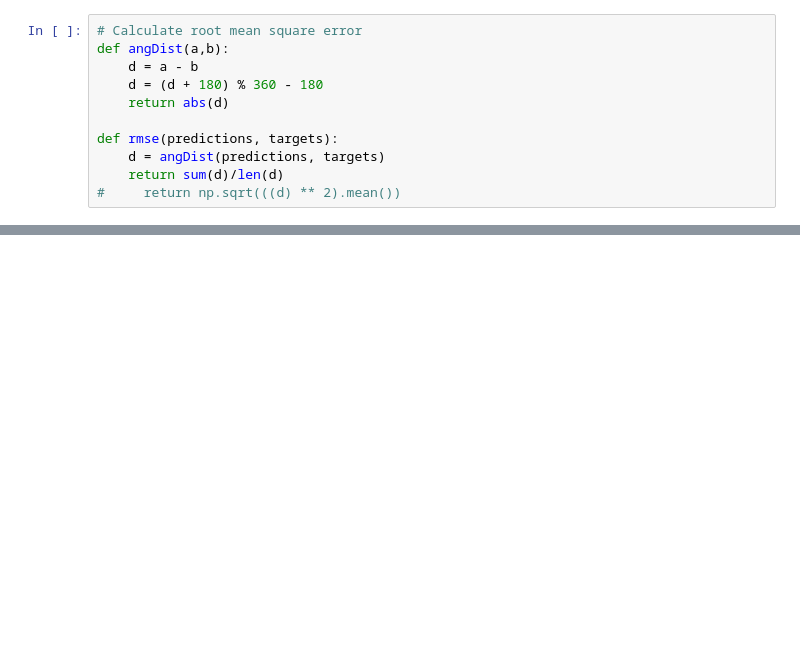
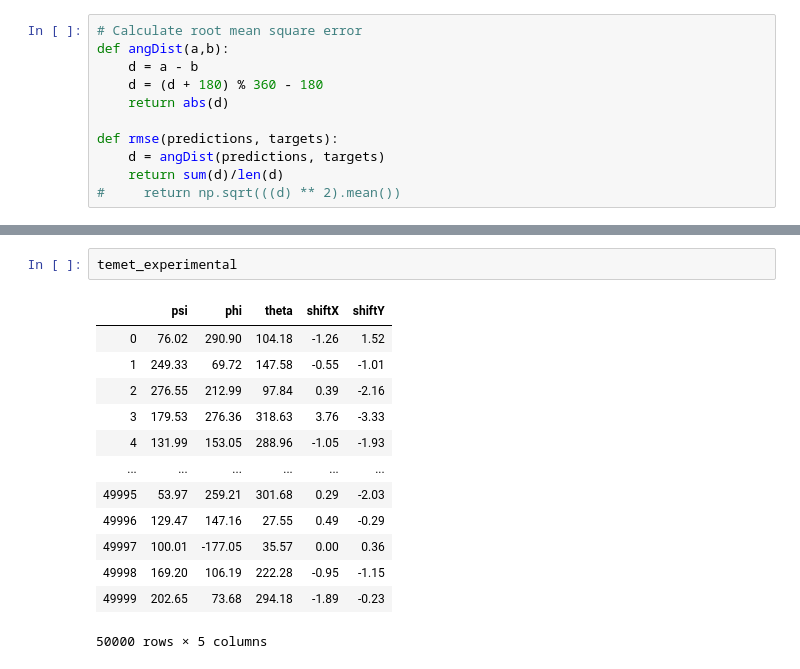
Before and after one commit to hbhargava7/cryoem-data-simulation, a Jupyter notebook: Analyze Alignment.ipynb, the cells around one changed output, grey strips where cells are left out. Cells and saved outputs as stored; diff of their text form; blank space fills up the shorter version.

```diff
--- a/Analyze Alignment.ipynb
+++ b/Analyze Alignment.ipynb
@@ -95,0 +102,16 @@ plt.savefig('shifts.png')
+# %%
+temet_experimental
+# %% [output]
+|  | psi | phi | theta | shiftX | shiftY |
+| 0 | 76.02 | 290.90 | 104.18 | -1.26 | 1.52 |
+| 1 | 249.33 | 69.72 | 147.58 | -0.55 | -1.01 |
+| 2 | 276.55 | 212.99 | 97.84 | 0.39 | -2.16 |
+| 3 | 179.53 | 276.36 | 318.63 | 3.76 | -3.33 |
+| 4 | 131.99 | 153.05 | 288.96 | -1.05 | -1.93 |
+| ... | ... | ... | ... | ... | ... |
+| 49995 | 53.97 | 259.21 | 301.68 | 0.29 | -2.03 |
+| 49996 | 129.47 | 147.16 | 27.55 | 0.49 | -0.29 |
+| 49997 | 100.01 | -177.05 | 35.57 | 0.00 | 0.36 |
+| 49998 | 169.20 | 106.19 | 222.28 | -0.95 | -1.15 |
+| 49999 | 202.65 | 73.68 | 294.18 | -1.89 | -0.23 |
+50000 rows × 5 columns
```
Also changed, not shown: parts of 3 cells of this notebook, 2 other files.
